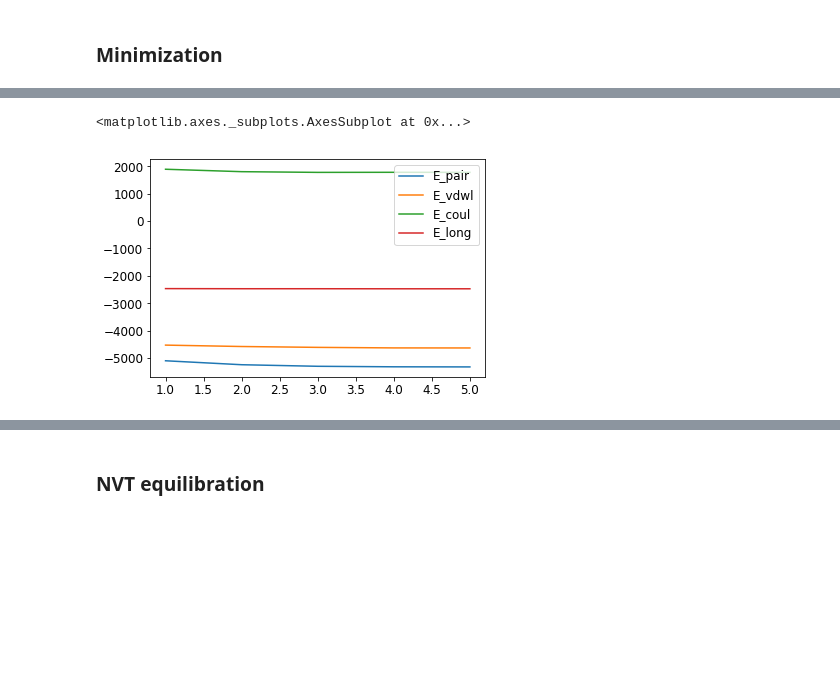
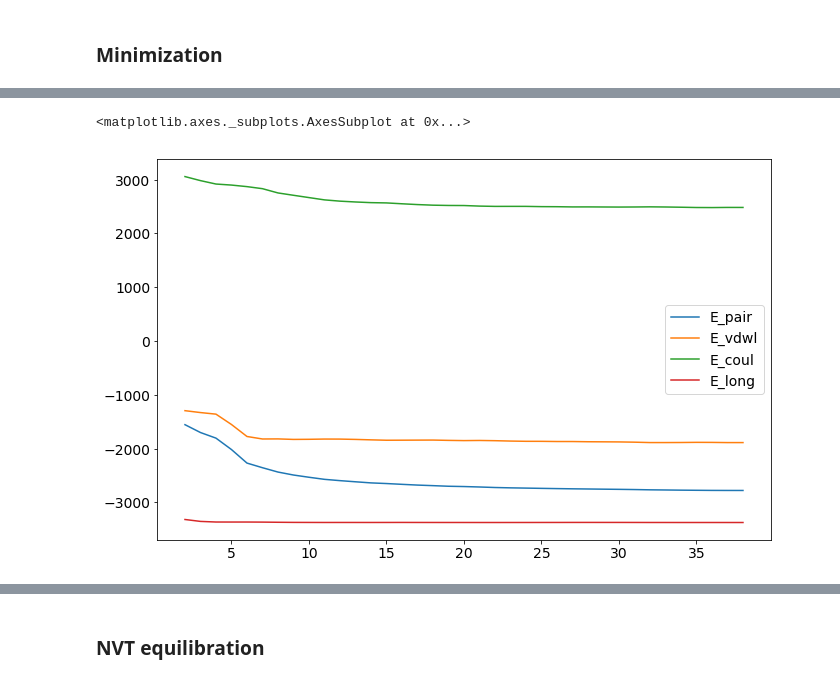
Before and after one commit to jotelha/jlhphd, a Jupyter notebook: postprocessing.ipynb, the cells around one changed output, grey strips where cells are left out. Drawn from its saved outputs; the diff is of its cells as text; code cells hidden in the pictures; blank space fills up the shorter version.

```diff
--- a/postprocessing.ipynb
+++ b/postprocessing.ipynb
@@ -90,9 +90,9 @@ import matplotlib.pyplot as plt
 # %%
 %matplotlib inline
 # %%
-SMALL_SIZE = 12
-MEDIUM_SIZE = 14
-BIGGER_SIZE = 16
+SMALL_SIZE = 14
+MEDIUM_SIZE = 16
+BIGGER_SIZE = 18
 
 plt.rc('font', size=SMALL_SIZE)          # controls default text sizes
 plt.rc('axes', titlesize=SMALL_SIZE)     # fontsize of the axes title
@@ -101,6 +101,8 @@ plt.rc('xtick', labelsize=SMALL_SIZE)    # fontsize of the tick labels
 plt.rc('ytick', labelsize=SMALL_SIZE)    # fontsize of the tick labels
 plt.rc('legend', fontsize=SMALL_SIZE)    # legend fontsize
 plt.rc('figure', titlesize=BIGGER_SIZE)  # fontsize of the figure titlex
+
+plt.rcParams["figure.figsize"] = (11,7)
 # %% [markdown]
 ## Evaluation of text files with pandas
 # %%
@@ -117,5 +118,5 @@ dt = 2e-15 # 2 fs timestep
 # %%
-minimization_thermo_file = absolute_prefix + os.sep + '02_minimization_thermo.out'
+minimization_thermo_file = absolute_prefix + os.sep + '01_minimization_thermo.out'
 # %%
 minimization_thermo_pd = pd.read_csv(minimization_thermo_file,delim_whitespace=True)
 # %%
@@ -150,8 +161,8 @@ minimization_thermo_pd[["E_intramolecular"]][1:].plot()
 # %%
 # intermolecular ("non-bonded") energy contribtutions
-minimization_thermo_pd[["E_pair","E_vdwl","E_coul","E_long"]][1:].plot() # units?
+minimization_thermo_pd[["E_pair","E_vdwl","E_coul","E_long"]][2:].plot() # units?
 # %% [output]
 <matplotlib.axes._subplots.AxesSubplot at 0x...>
-[figure, old version]
+[figure, new version]
 # %%
 # The total energy decreases, but intramolecular energy increases during minimization:
```
Also changed, not shown: parts of 90 cells of this notebook, 43 other files.
